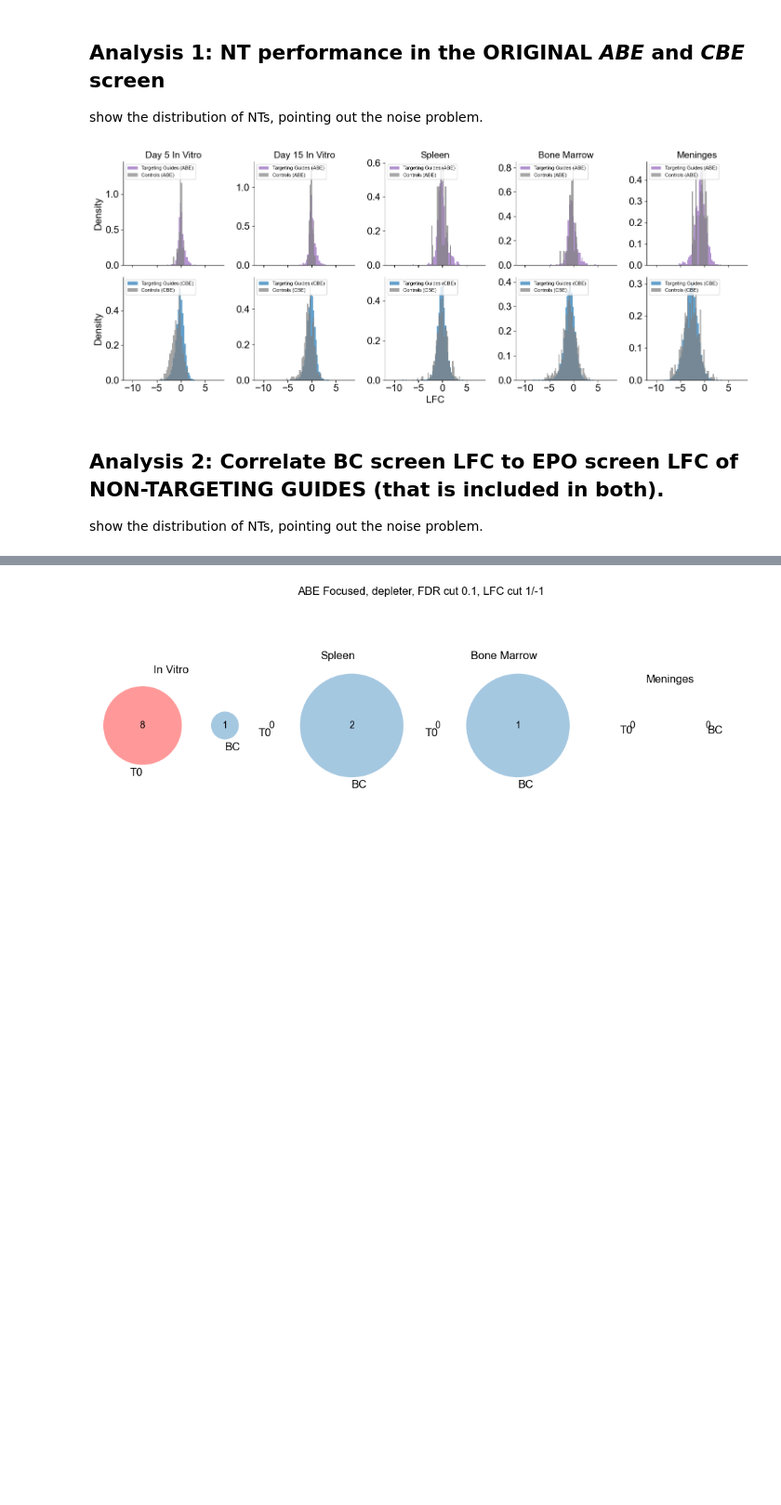
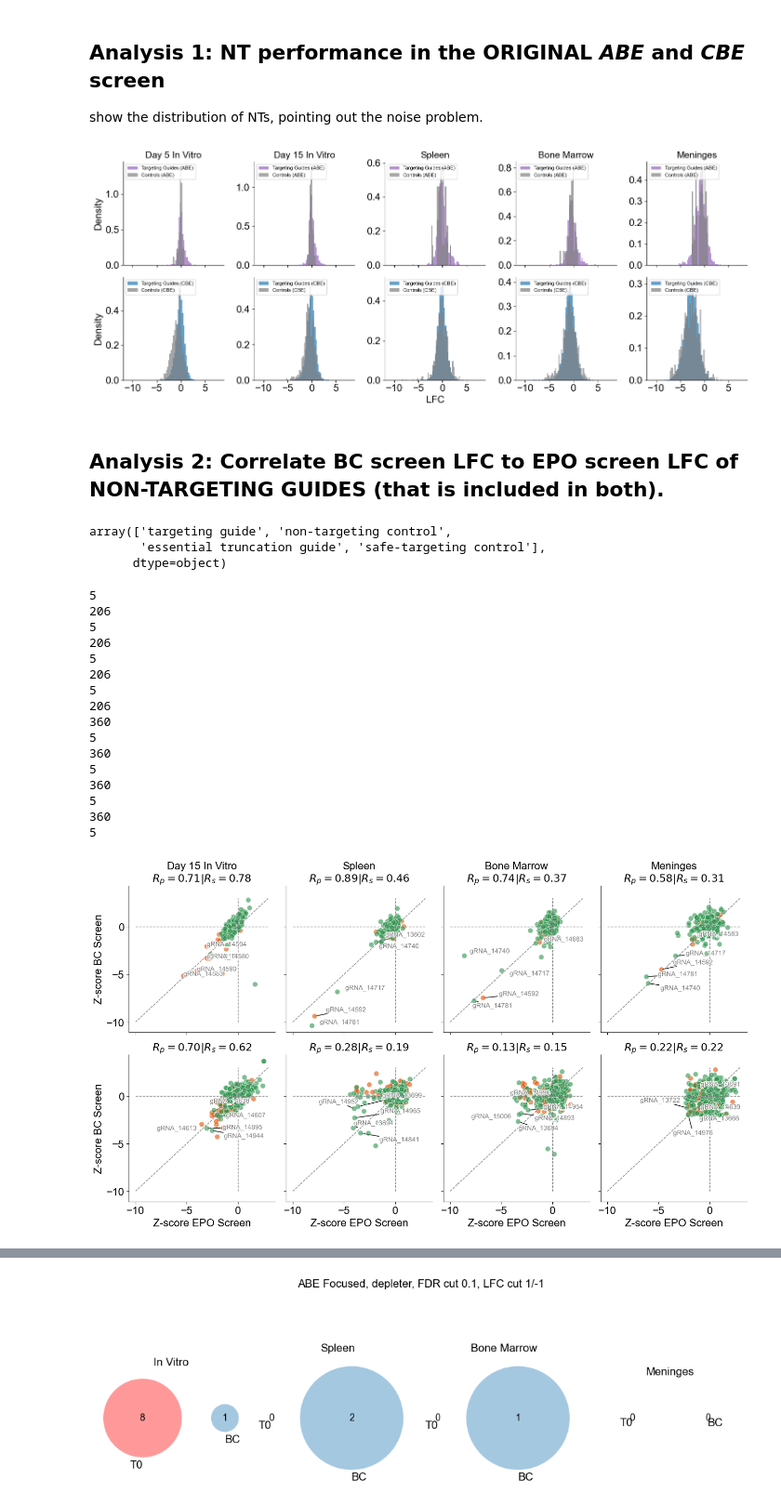
Before and after one commit to kexindon/B-ALL-in-vivo-base-editing, a Jupyter notebook: bc_analysis.ipynb, the cells around one changed output, grey strips where cells are left out. Shown at 93% size. Drawn from its saved outputs; the diff is of its cells as text; code cells hidden in the pictures; blank space fills up the shorter version.

```diff
--- a/bc_analysis.ipynb
+++ b/bc_analysis.ipynb
@@ -114,5 +114,9 @@ plt.savefig('figures/bc_1.pdf')
 [figure]
 # %% [markdown]
 ## Analysis 2: Correlate BC screen LFC to EPO screen LFC of NON-TARGETING GUIDES (that is included in both).
-
-show the distribution of NTs, pointing out the noise problem.
+# %%
+LIB['classification'].unique()
+# %% [output]
+array(['targeting guide', 'non-targeting control',
+       'essential truncation guide', 'safe-targeting control'],
+      dtype=object)
@@ -119,29 +144,42 @@ show the distribution of NTs, pointing out the noise problem.
+# %%
+targeting_names = ['targeting guide', 'essential truncation guide']
+guides_focused_targ = LIB[LIB['classification'].isin(targeting_names)]['gRNA_id']
+control_names = ['safe-targeting control',
+       'non-targeting control']
+guides_nontarg = LIB[LIB['classification'].isin(control_names)]['gRNA_id']
+
+ABE_targ = ABE_EPO_LFC_table_w_editing_z_score[ABE_EPO_LFC_table_w_editing_z_score['gRNA_id'].isin(guides_focused_targ)].reset_index(drop=True)
+CBE_targ = CBE_EPO_LFC_table_w_editing_z_score[CBE_EPO_LFC_table_w_editing_z_score['gRNA_id'].isin(guides_focused_targ)].reset_index(drop=True)
+ABE_nontarg = ABE_EPO_LFC_table_w_editing_z_score[ABE_EPO_LFC_table_w_editing_z_score['gRNA_id'].isin(guides_nontarg)].reset_index(drop=True)
+CBE_nontarg = CBE_EPO_LFC_table_w_editing_z_score[CBE_EPO_LFC_table_w_editing_z_score['gRNA_id'].isin(guides_nontarg)].reset_index(drop=True)
+
+ABE_targ_bc = ABE_BC_LFC_table_w_editing_z_score[ABE_BC_LFC_table_w_editing_z_score['gRNA_id'].isin(guides_focused_targ)].reset_index(drop=True)
+CBE_targ_bc = CBE_BC_LFC_table_w_editing_z_score[CBE_BC_LFC_table_w_editing_z_score['gRNA_id'].isin(guides_focused_targ)].reset_index(drop=True)
+ABE_nontarg_bc = ABE_BC_LFC_table_w_editing_z_score[ABE_BC_LFC_table_w_editing_z_score['gRNA_id'].isin(guides_nontarg)].reset_index(drop=True)
+CBE_nontarg_bc = CBE_BC_LFC_table_w_editing_z_score[CBE_BC_LFC_table_w_editing_z_score['gRNA_id'].isin(guides_nontarg)].reset_index(drop=True)
 # %%
 fig, ax = plt.subplots(2, 4, figsize = (14, 8), sharex=True, sharey = True)
 
-name_dict = dict(zip(
-    ['bm', 'd15', 'd5', 'men', 'spleen'],
-    ['Bone Marrow','In Vitro D15','D5','Meninges','Spleen']
-))
-color_dict =  dict(zip(
-    ['bm', 'd15', 'd5', 'men', 'spleen'],
-    [greens[3],purples[5],purples[2],reds[3],blues[3]]
-))
+conditions = ['d5', 'd15', 'spleen', 'bm', 'men']
+conditions_og = ['d5','d15','spleen','bonemarrow','meninges']
+
+name_dict = dict(zip(conditions, ['Day 5 In Vitro', 'Day 15 In Vitro', 'Spleen', 'Bone Marrow', 'Meninges']))
+name_dict_og = dict(zip(conditions_og, ['Day 5 In Vitro', 'Day 15 In Vitro', 'Spleen', 'Bone Marrow', 'Meninges']))
+
 
 # ABE first
 for i, samp in enumerate(['d15', 'spleen','bm', 'men']):
-    epo = ABE_EPO_controls[['gRNA_id',f'z_score_{samp}','classification']]
+    epo = ABE_nontarg[['gRNA_id',f'z_score_{samp}','classification']]
     epo.columns = ['gRNA_id','epo_z_score','classification']
-    bc = ABE_BC_controls[['gRNA_id',f'z_score_{samp}']]
+    bc = ABE_nontarg_bc[['gRNA_id',f'z_score_{samp}']]
     bc.columns = ['gRNA_id','bc_z_score']
-    df = pd.merge(epo, bc)
+    df = pd.merge(epo, bc, on='gRNA_id')
 
     # correlation calculation
     corr_spearman, p_value_spearman = scipy.stats.spearmanr(df['epo_z_score'], df['bc_z_score'])
     corr_pearson, p_value_pearson = scipy.stats.pearsonr(df['epo_z_score'], df['bc_z_score'])
     spearman = "{:.2f}".format(corr_spearman)
     pearson = "{:.2f}".format(corr_pearson)
-
 
     tb = df[(df['epo_z_score']<-1) & (df['bc_z_score']<-1)]
 
@@ -165,7 +203,7 @@ for i, samp in enumerate(['d15', 'spleen','bm', 'men']):
             adjust_text(texts,only_move={'texts':'xy'}, ax=ax[0][i], arrowprops=dict(arrowstyle="-", linewidth=1, alpha=1, color='black'), force_text=(0.5, 0.5))
 
     print(len(df))
-    color_dict_classification = {'non-targeting control':purples[4], 'safe-targeting control':yellows[4]}
+    color_dict_classification = {'non-targeting control':greens[4], 'safe-targeting control':yellows[4]}
     sns.scatterplot(data=df, x='epo_z_score', y='bc_z_score',ax=ax[0][i], hue='classification', palette=color_dict_classification, s=60, alpha=.6, legend=False)
     ax[0][i].spines[['top', 'right']].set_visible(False)
     ax[0][i].tick_params(axis='both', which='major', labelsize=16,)
@@ -177,9 +215,9 @@ for i, samp in enumerate(['d15', 'spleen','bm', 'men']):
 
 # then CBE
 for i, samp in enumerate(['d15', 'spleen','bm', 'men']):
-    epo = CBE_EPO_controls[['gRNA_id',f'z_score_{samp}','classification']]
+    epo = CBE_nontarg[['gRNA_id',f'z_score_{samp}','classification']]
     epo.columns = ['gRNA_id','epo_z_score','classification']
-    bc = CBE_BC_controls[['gRNA_id',f'z_score_{samp}']]
+    bc = CBE_nontarg_bc[['gRNA_id',f'z_score_{samp}']]
     bc.columns = ['gRNA_id','bc_z_score']
     df = pd.merge(epo, bc)
     corr_spearman, p_value_spearman = scipy.stats.spearmanr(df['epo_z_score'], df['bc_z_score'])
@@ -188,37 +226,54 @@ for i, samp in enumerate(['d15', 'spleen','bm', 'men']):
     pearson = "{:.2f}".format(corr_pearson)
 
     print(len(df))
-
 
     tb = df[(df['epo_z_score']<-1) & (df['bc_z_score']<-1)]
 
     if len(tb)>0:
         tb = tb.reset_index(drop=True)
         tb = tb.sort_values(by='epo_z_score', ascending=True).iloc[:5]
         t = []
         x = []
         y = []
         c = []
         # print(val)
         for _, val2 in tb.iterrows():
             y.append(val2[f'bc_z_score'])
             x.append(val2['epo_z_score'])
             c.append('gray')
             t.append(val2['gRNA_id'])
 
         print(len(x))
         texts = [ax[1][i].text(x[k], y[k], t[k], fontsize=10, color=c[k], path_effects=[PathEffects.withStroke(linewidth=2, foreground="w")]) for k in range(len(x))]
         adjust_text(texts,only_move={'texts':'xy'}, ax=ax[1][i], arrowprops=dict(arrowstyle="-", linewidth=1, alpha=1, color='black'), force_text=(0.5, 0.5))
 
     sns.scatterplot(data=df, x='epo_z_score', y='bc_z_score',ax=ax[1][i], hue='classification', palette=color_dict_classification, s=60, alpha=.6, legend=False)
     ax[1][i].spines[['top', 'right']].set_visible(False)
     ax[1][i].tick_params(axis='both', which='major', labelsize=16,)
     ax[1][i].plot([-10,3],[-10,3], linestyle='dashed', color='gray', linewidth=1)
     ax[1][i].plot([0,0],[-10,3], linestyle='dashed', color='gray', linewidth=1)
     ax[1][i].plot([-10,3],[0,0], linestyle='dashed', color='gray', linewidth=1)
     ax[1][i].set_title(f'$R_{{p}} = {pearson} | R_{{s}} = {spearman}$', fontsize = 16)
     ax[1][i].set_xlabel('Z-score EPO Screen', fontsize=16)
     ax[1][i].set_ylabel('Z-score BC Screen', fontsize=16)
 
 fig.tight_layout()
-plt.savefig('figures/NT_correlation_epo_bc.pdf')
+plt.savefig('figures/bc_2.pdf')
+# %% [output]
+5
+206
+5
+206
+5
+206
+5
+206
+360
+5
+360
+5
+360
+5
+360
+5
+[figure, added]
```
Also changed, not shown: parts of 37 cells of this notebook, 6 other files.
